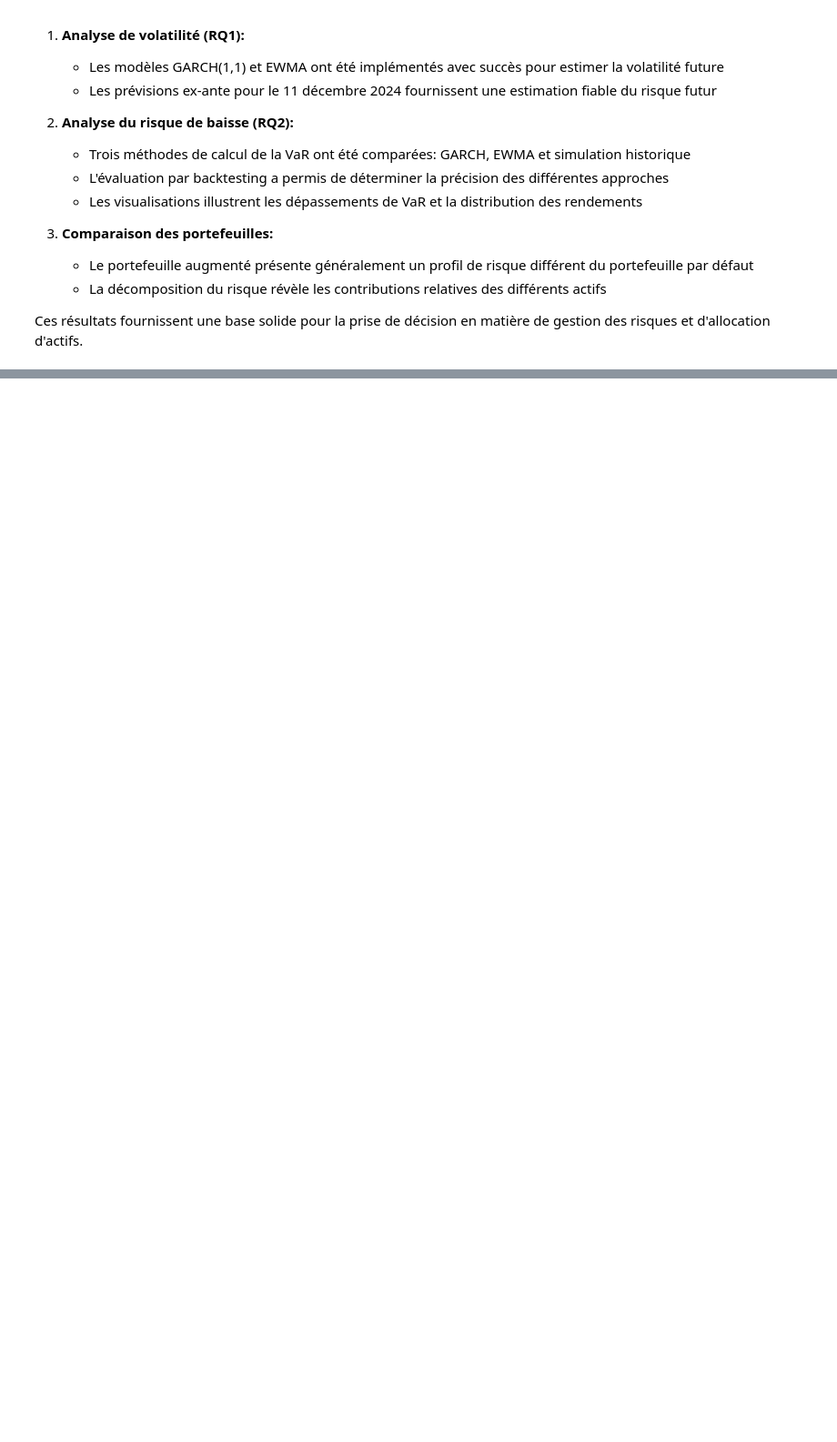
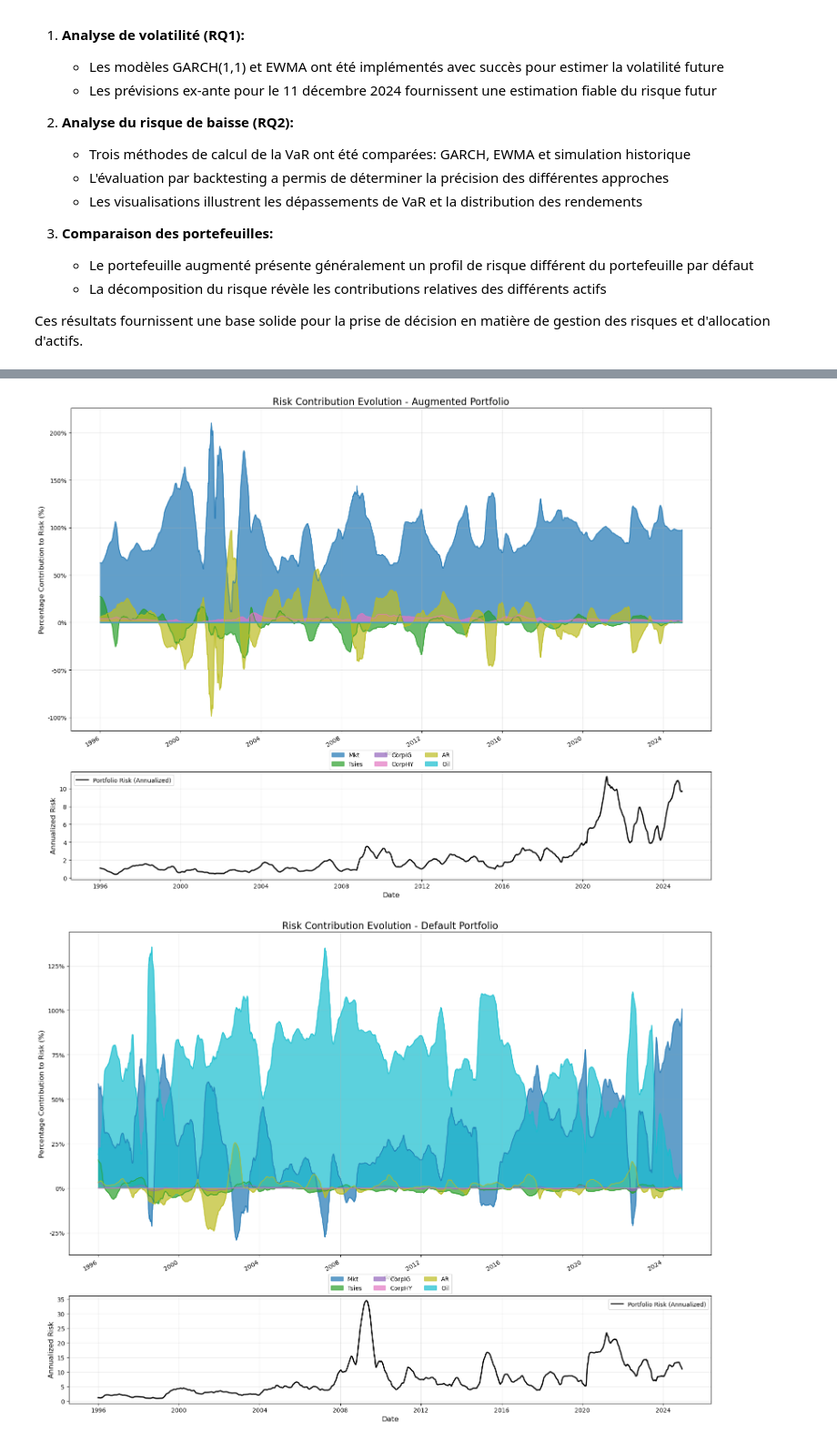
Before and after one commit to thomasmazouzi/Risk, a Jupyter notebook: Project/risk_project.ipynb, the cells around one changed output, grey strips where cells are left out. Shown at 91% size. Cells and saved outputs as stored; diff of their text form; code cells hidden in the pictures; blank space fills up the shorter version.

```diff
--- a/Project/risk_project.ipynb
+++ b/Project/risk_project.ipynb
@@ -1372,0 +1802,44 @@ Ces travaux constituent une base solide pour la gestion quantitative des risques
+# %%
+# Visualize the evolution of risk contributions over time
+def plot_risk_contributions_over_time(risk_contrib_df, portfolio_risk, portfolio_name):
+    """
+    Create an area plot showing risk contributions over time
+    """
+    # Create figure with two subplots
+    fig, axes = plt.subplots(2, 1, figsize=(16, 12), gridspec_kw={'height_ratios': [3, 1]})
+
+    # Plot percentage contributions as area chart (changed from stacked=True to stacked=False)
+    ax = axes[0]
+    risk_contrib_df.plot.area(ax=ax, stacked=False, alpha=0.7,
+                            colormap='tab10')
+
+    ax.set_title(f'Risk Contribution Evolution - {portfolio_name}', fontsize=16)
+    ax.set_ylabel('Percentage Contribution to Risk (%)', fontsize=12)
+    ax.grid(alpha=0.3)
+    ax.legend(loc='upper center', bbox_to_anchor=(0.5, -0.05), ncol=3)
+
+    # Format y-axis as percentage
+    ax.yaxis.set_major_formatter(FuncFormatter(lambda y, _: f'{y:.0f}%'))
+
+    # Plot portfolio risk level
+    ax = axes[1]
+    ax.plot(portfolio_risk.index, portfolio_risk * np.sqrt(252),
+            color='black', linewidth=2, label='Portfolio Risk (Annualized)')
+    ax.set_ylabel('Annualized Risk', fontsize=12)
+    ax.set_xlabel('Date', fontsize=12)
+    ax.grid(alpha=0.3)
+    ax.legend()
+
+    plt.tight_layout()
+    return fig
+
+# Create visualization for Default Portfolio
+plot_risk_contributions_over_time(
+    default_risk_time, default_risk_level, 'Default Portfolio')
+
+# Create visualization for Augmented Portfolio
+plot_risk_contributions_over_time(
+    augmented_risk_time, augmented_risk_level, 'Augmented Portfolio')
+# %% [output]
+[figure, added]
+[figure, added]
```
Also changed, not shown: parts of 16 cells of this notebook.
